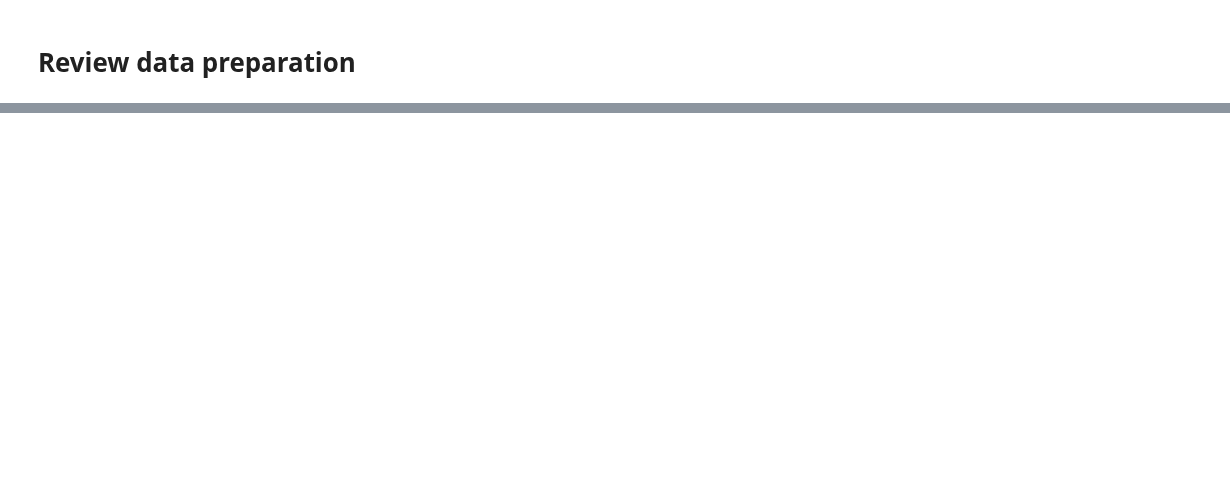
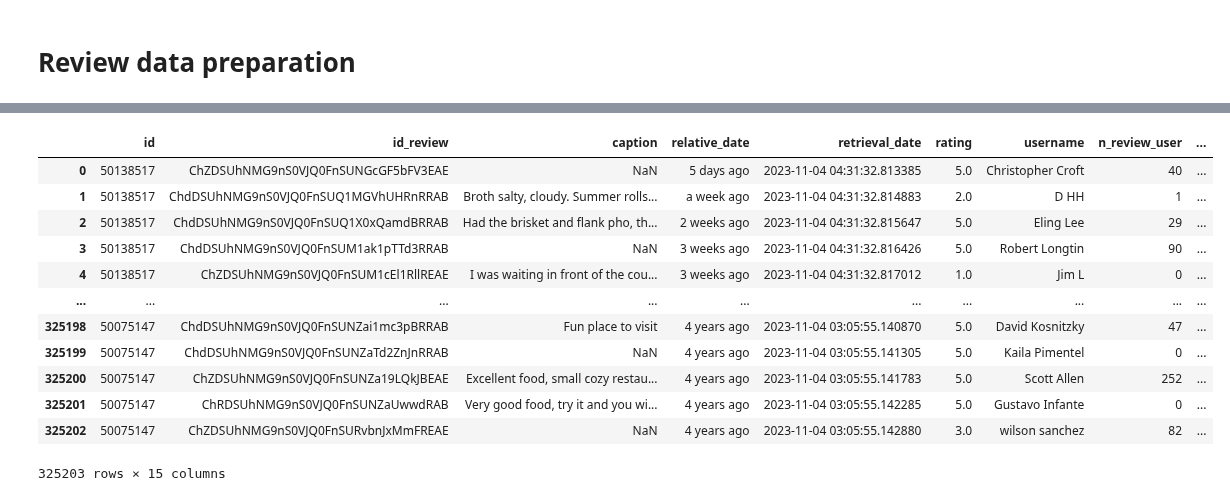
Before and after one commit to Somerville-2023/New-York-health-Inspection-Prediction, a Jupyter notebook: nick-folder/review_work.ipynb, the cells around one changed output, grey strips where cells are left out. Saved outputs shown, nothing was run; the diff lists cells and outputs as text; code cells hidden in the pictures; blank space fills up the shorter version.

```diff
--- a/nick-folder/review_work.ipynb
+++ b/nick-folder/review_work.ipynb
@@ -33,0 +47,18 @@ api_reviews.head(3)
+# %%
+def create_additional_columns(df):
+    clean = df.copy()
+    clean['service'] = \
+    [int(re.findall(r'Service: (\d)', x)[0]) if re.search(r'Service: (\d)', x) else None for x in clean.additional]
+
+    clean['atmosphere'] = \
+    [int(re.findall(r'Atmosphere: (\d)', x)[0]) if re.search(r'Atmosphere: (\d)', x) else None for x in clean.additional]
+
+    clean['food'] = \
+    [int(re.findall(r'Food: (\d)', x)[0]) if re.search(r'Food: (\d)', x) else None for x in clean.additional]
+
+    clean['price_per_person'] = \
+    [re.findall(r'\$([^\s]+)', x)[0] if re.search(r'\$([^\s]+)', x) else None for x in clean.additional]
+
+    return clean
+# %%
+clean = create_additional_columns(clean)
@@ -33,0 +90,40 @@ api_reviews.head(3)
+# %%
+def adjust_prices(data):
+    df = data.copy()
+    new_prices = []
+
+    for price in df.price_per_person:
+        if price == '10–20':
+            #print(price)
+            new_prices.append(15)
+        elif price == '20–30':
+            #print(price)
+            new_prices.append(25)
+        elif price == '30–50':
+            new_prices.append(40)
+        elif price == '50–100':
+            new_prices.append(75)
+        elif price == '100+':
+            new_prices.append(100)
+        else:
+            new_prices.append(None)
+    df.price_per_person = new_prices
+    return df
+# %%
+clean = adjust_prices(clean)
+# %%
+clean
+# %% [output]
+|  | id | id_review | caption | relative_date | retrieval_date | rating | username | n_review_user | ... |
+| 0 | 50138517 | ChZDSUhNMG9nS0VJQ0FnSUNGcGF5bFV3EAE | NaN | 5 days ago | 2023-11-04 04:31:32.813385 | 5.0 | Christopher Croft | 40 | ... |
+| 1 | 50138517 | ChdDSUhNMG9nS0VJQ0FnSUQ1MGVhUHRnRRAB | Broth salty, cloudy. Summer rolls... | a week ago | 2023-11-04 04:31:32.814883 | 2.0 | D HH | 1 | ... |
+| 2 | 50138517 | ChdDSUhNMG9nS0VJQ0FnSUQ1X0xQamdBRRAB | Had the brisket and flank pho, th... | 2 weeks ago | 2023-11-04 04:31:32.815647 | 5.0 | Eling Lee | 29 | ... |
+| 3 | 50138517 | ChdDSUhNMG9nS0VJQ0FnSUM1ak1pTTd3RRAB | NaN | 3 weeks ago | 2023-11-04 04:31:32.816426 | 5.0 | Robert Longtin | 90 | ... |
+| 4 | 50138517 | ChZDSUhNMG9nS0VJQ0FnSUM1cEl1RllREAE | I was waiting in front of the cou... | 3 weeks ago | 2023-11-04 04:31:32.817012 | 1.0 | Jim L | 0 | ... |
+| ... | ... | ... | ... | ... | ... | ... | ... | ... | ... |
+| 325198 | 50075147 | ChdDSUhNMG9nS0VJQ0FnSUNZai1mc3pBRRAB | Fun place to visit | 4 years ago | 2023-11-04 03:05:55.140870 | 5.0 | David Kosnitzky | 47 | ... |
+| 325199 | 50075147 | ChdDSUhNMG9nS0VJQ0FnSUNZaTd2ZnJnRRAB | NaN | 4 years ago | 2023-11-04 03:05:55.141305 | 5.0 | Kaila Pimentel | 0 | ... |
+| 325200 | 50075147 | ChZDSUhNMG9nS0VJQ0FnSUNZa19LQkJBEAE | Excellent food, small cozy restau... | 4 years ago | 2023-11-04 03:05:55.141783 | 5.0 | Scott Allen | 252 | ... |
+| 325201 | 50075147 | ChRDSUhNMG9nS0VJQ0FnSUNZaUwwdRAB | Very good food, try it and you wi... | 4 years ago | 2023-11-04 03:05:55.142285 | 5.0 | Gustavo Infante | 0 | ... |
+| 325202 | 50075147 | ChZDSUhNMG9nS0VJQ0FnSURvbnJxMmFREAE | NaN | 4 years ago | 2023-11-04 03:05:55.142880 | 3.0 | wilson sanchez | 82 | ... |
+325203 rows × 15 columns
```
Also changed, not shown: parts of 21 cells of this notebook, 2 other files.
